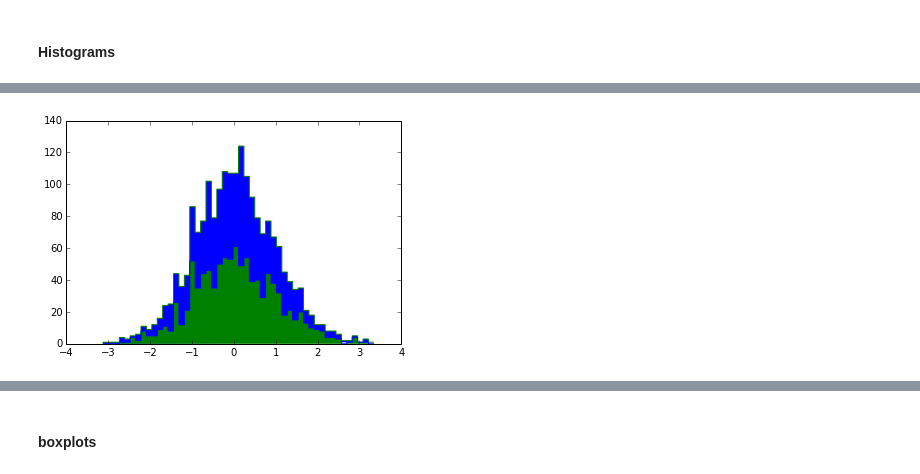
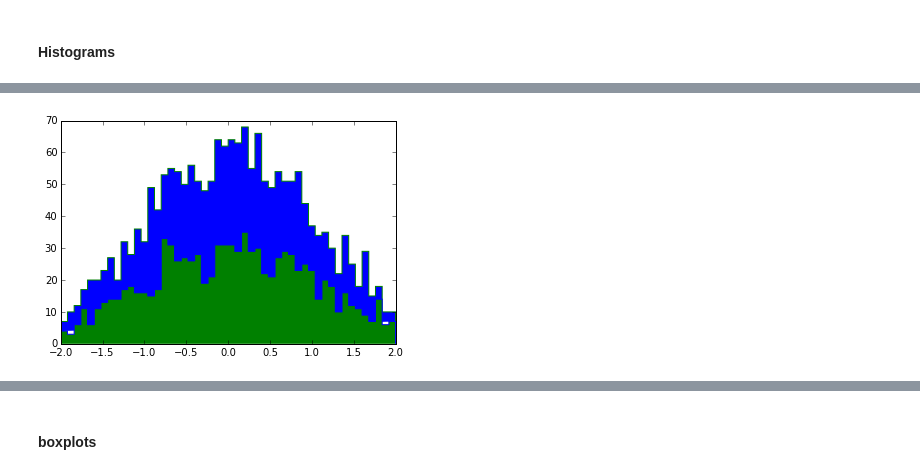
Before and after one commit to Morisset/Python-lectures-Notebooks, a Jupyter notebook: intro_Matplotlib.ipynb, the cells around one changed output, grey strips where cells are left out. Drawn from its saved outputs; the diff is of its cells as text; code cells hidden in the pictures.

```diff
--- a/intro_Matplotlib.ipynb
+++ b/intro_Matplotlib.ipynb
@@ -347,5 +392,5 @@ H = ax.hist((x, x2), bins=50, histtype='bar', stacked=True)
 # %%
 fig, ax = plt.subplots()
-H = ax.hist((x, x2), bins=50, histtype='step', stacked=True, fill=True)
+H = ax.hist((x, x2), bins=50, range=(-2, 2), histtype='step', stacked=True, fill=True)
 # %% [output]
-[figure, old version]
+[figure, new version]
```
Also changed, not shown: parts of 43 cells of this notebook, 2 other files.
